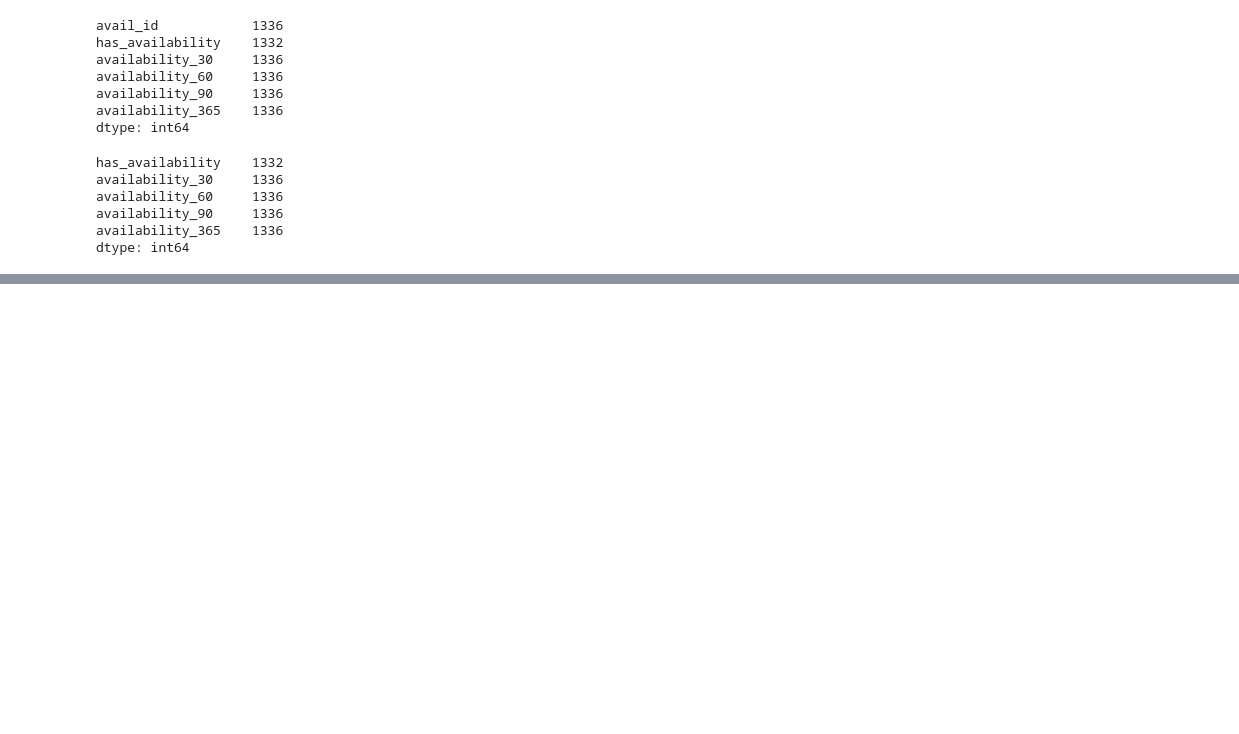
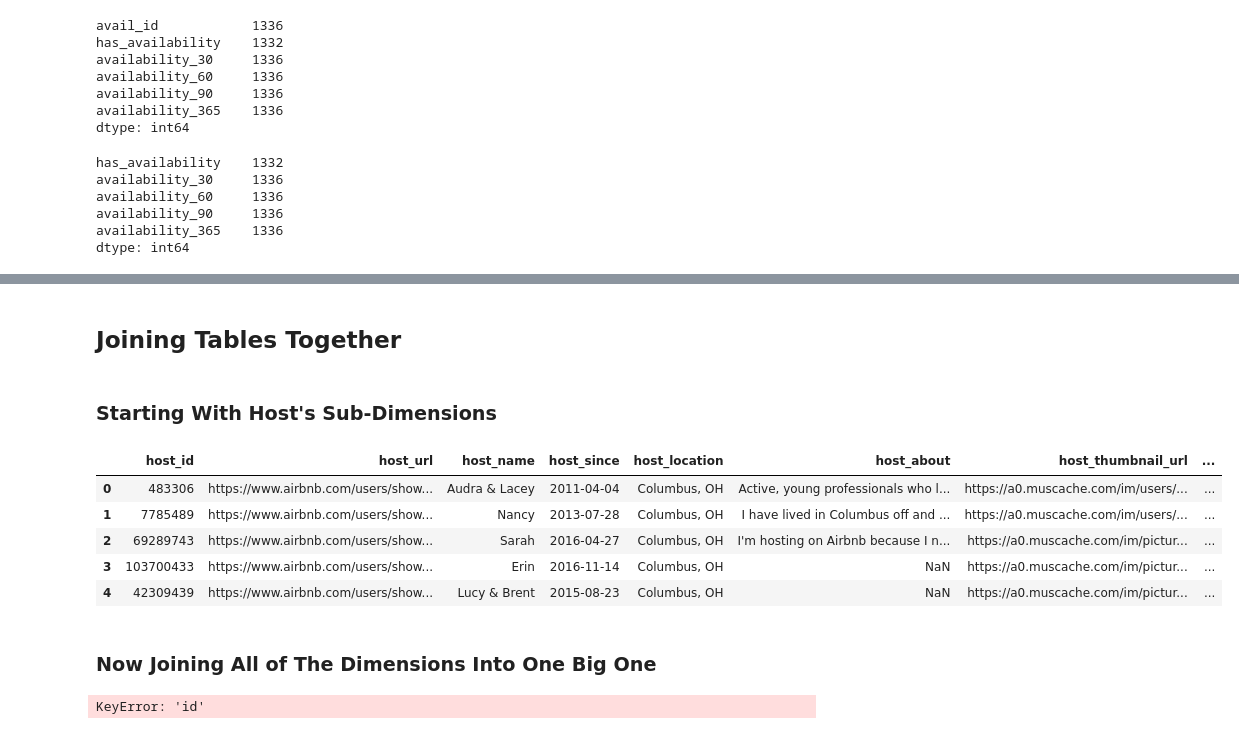
Before and after one commit to Nishal3/airbnb-warehousing, a Jupyter notebook: testing.ipynb, the cells around one changed output, grey strips where cells are left out. Saved outputs shown, nothing was run; the diff lists cells and outputs as text; code cells hidden in the pictures; blank space fills up the shorter version.

Commit message:
Finish Joining Together Columns

```diff
--- a/testing.ipynb
+++ b/testing.ipynb
@@ -549,0 +567,57 @@ dtype: int64
+# %% [markdown]
+## Joining Tables Together
+# %% [markdown]
+### Starting With Host's Sub-Dimensions
+# %%
+host_df_fact_table = host_df.merge(
+    host_ld_df,
+    on=[
+        "host_response_time",
+        "host_response_rate",
+        "host_acceptance_rate",
+        "host_is_superhost",
+        "host_listings_count",
+        "host_total_listings_count",
+        "host_verifications",
+        "host_has_profile_pic",
+        "host_identity_verified",
+]).merge(
+    hqad_df,
+    on=[
+        "calculated_host_listings_count",
+        "calculated_host_listings_count_entire_homes",
+        "calculated_host_listings_count_private_rooms",
+        "calculated_host_listings_count_shared_rooms",
+])[[
+        "host_id",
+        "host_url",
+        "host_name",
+        "host_since",
+        "host_location",
+        "host_about",
+        "host_thumbnail_url",
+        "host_picture_url",
+        "host_neighbourhood",
+        "listing_diagnostics_id",
+        "hqad_id"
+    ]]
+# %%
+host_df_fact_table.head()
+# %% [output]
+|  | host_id | host_url | host_name | host_since | host_location | host_about | host_thumbnail_url | ... |
+| 0 | 483306 | https://www.airbnb.com/users/show... | Audra & Lacey | 2011-04-04 | Columbus, OH | Active, young professionals who l... | https://a0.muscache.com/im/users/... | ... |
+| 1 | 7785489 | https://www.airbnb.com/users/show... | Nancy | 2013-07-28 | Columbus, OH | I have lived in Columbus off and ... | https://a0.muscache.com/im/users/... | ... |
+| 2 | 69289743 | https://www.airbnb.com/users/show... | Sarah | 2016-04-27 | Columbus, OH | I'm hosting on Airbnb because I n... | https://a0.muscache.com/im/pictur... | ... |
+| 3 | 103700433 | https://www.airbnb.com/users/show... | Erin | 2016-11-14 | Columbus, OH | NaN | https://a0.muscache.com/im/pictur... | ... |
+| 4 | 42309439 | https://www.airbnb.com/users/show... | Lucy & Brent | 2015-08-23 | Columbus, OH | NaN | https://a0.muscache.com/im/pictur... | ... |
+# %% [markdown]
+### Now Joining All of The Dimensions Into One Big One
+# %%
+listings["listing_id"] = listings["id"]
+reviews["reviews_id"] = reviews["id"]
+reviews.drop("id", axis=1, inplace=True)
+test_df = reviews.merge(listings, left_on="listing_id", right_on="id")[["reviews_id", "listing_id"]]
+
+test_df["listing_id"].nunique()
+# %% [output]
+KeyError: 'id'
```
Also changed, not shown: parts of 6 cells of this notebook.
